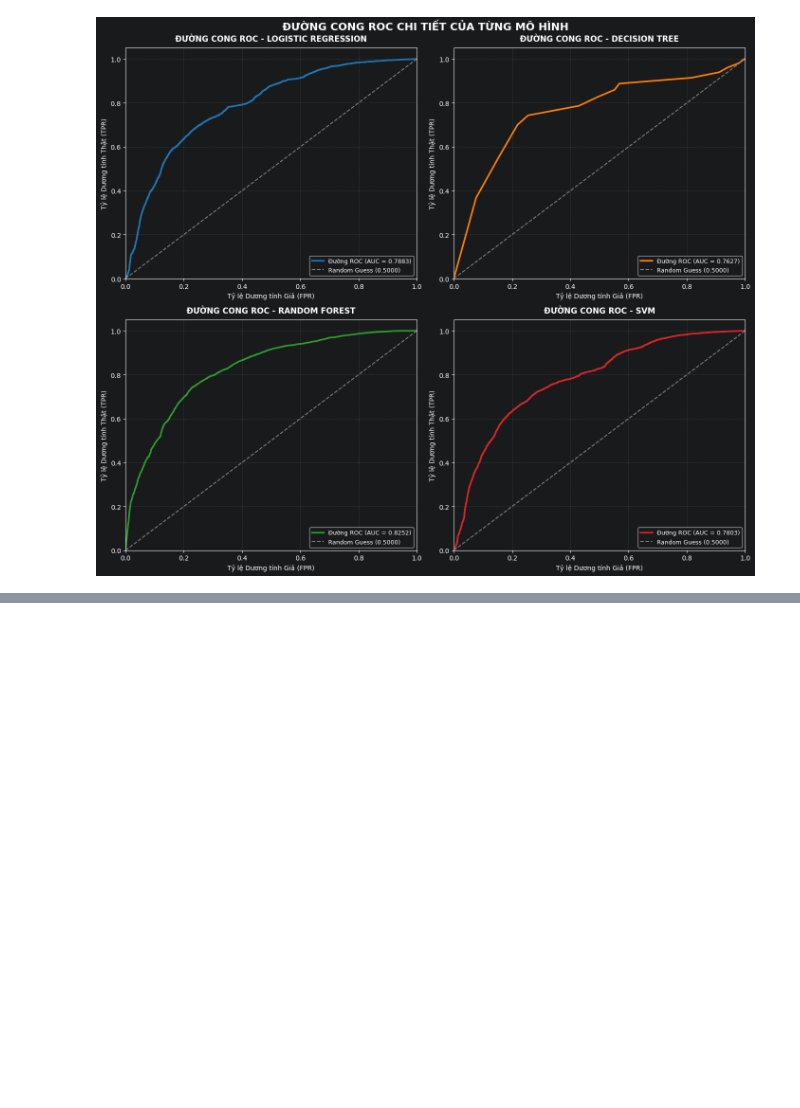
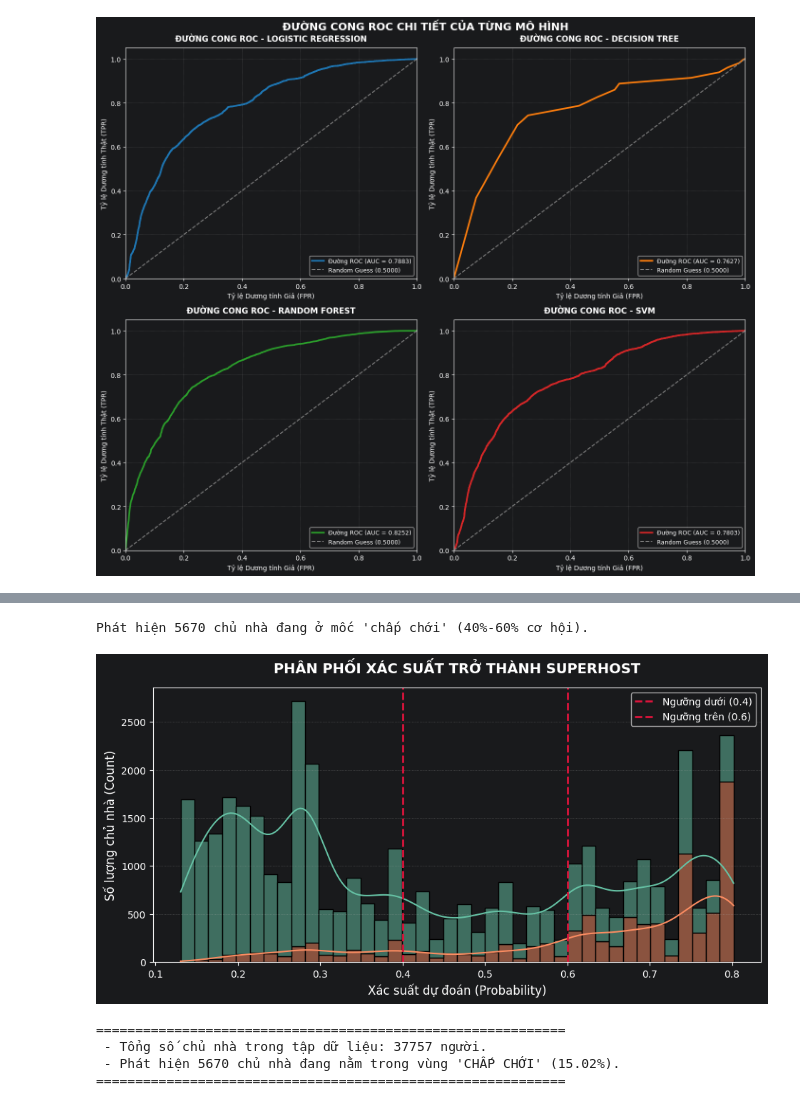
Before and after one commit to nhupham31231022752/N17_DuLieuLonVaUngDung, a Jupyter notebook: src/Airbnb_SparkML.ipynb, the cells around one changed output, grey strips where cells are left out. Drawn from its saved outputs; the diff is of its cells as text; code cells hidden in the pictures; blank space fills up the shorter version.

```diff
--- a/src/Airbnb_SparkML.ipynb
+++ b/src/Airbnb_SparkML.ipynb
@@ -674,0 +746,47 @@ plt.show()
+# %%
+# 1. Import các thư viện cần thiết
+from pyspark.sql.functions import col, udf
+from pyspark.ml.functions import vector_to_array
+import matplotlib.pyplot as plt
+import seaborn as sns
+
+# 2. Bóc tách xác suất Superhost
+df_prob = rf_predictions.withColumn("prob_superhost", vector_to_array(col("probability"))[1])
+
+# Chuyển đổi sang Pandas để vẽ biểu đồ
+df_pandas = df_prob.select("prob_superhost", "label").toPandas()
+
+# Lọc nhóm chấp chới
+nhom_chap_choi = df_prob.filter((col("prob_superhost") >= 0.4) & (col("prob_superhost") <= 0.6))
+
+print(f"Phát hiện {nhom_chap_choi.count()} chủ nhà đang ở mốc 'chấp chới' (40%-60% cơ hội).")
+
+# 3. Vẽ biểu đồ phân phối
+plt.figure(figsize=(11, 5))
+# Vẽ phân phối mật độ xác suất bằng Seaborn
+sns.histplot(data=df_pandas, x='prob_superhost', hue='label', kde=True, bins=40, multiple='stack', palette='Set2')
+# Vẽ 2 đường giới hạn cho nhóm chấp chới
+plt.axvline(x=0.4, color='crimson', linestyle='--', lw=2, label='Ngưỡng dưới (0.4)')
+plt.axvline(x=0.6, color='crimson', linestyle='--', lw=2, label='Ngưỡng trên (0.6)')
+plt.title('PHÂN PHỐI XÁC SUẤT TRỞ THÀNH SUPERHOST', fontsize=14, fontweight='bold', pad=15)
+plt.xlabel('Xác suất dự đoán (Probability)', fontsize=12)
+plt.ylabel('Số lượng chủ nhà (Count)', fontsize=12)
+plt.legend()
+plt.grid(axis='y', linestyle=':', alpha=0.5)
+plt.show()
+
+# 4. Trích xuất insight số liệu thực tế
+tong_so_host = df_prob.count()
+ty_le_percent = (nhom_chap_choi.count() / tong_so_host) * 100
+
+print("="*60)
+print(f" - Tổng số chủ nhà trong tập dữ liệu: {tong_so_host} người.")
+print(f" - Phát hiện {nhom_chap_choi.count()} chủ nhà đang nằm trong vùng 'CHẤP CHỚI' ({ty_le_percent:.2f}%).")
+print("="*60)
+# %% [output]
+Phát hiện 5670 chủ nhà đang ở mốc 'chấp chới' (40%-60% cơ hội).
+[figure, added]
+============================================================
+ - Tổng số chủ nhà trong tập dữ liệu: 37757 người.
+ - Phát hiện 5670 chủ nhà đang nằm trong vùng 'CHẤP CHỚI' (15.02%).
+============================================================
```
Also changed, not shown: parts of 7 cells of this notebook.
